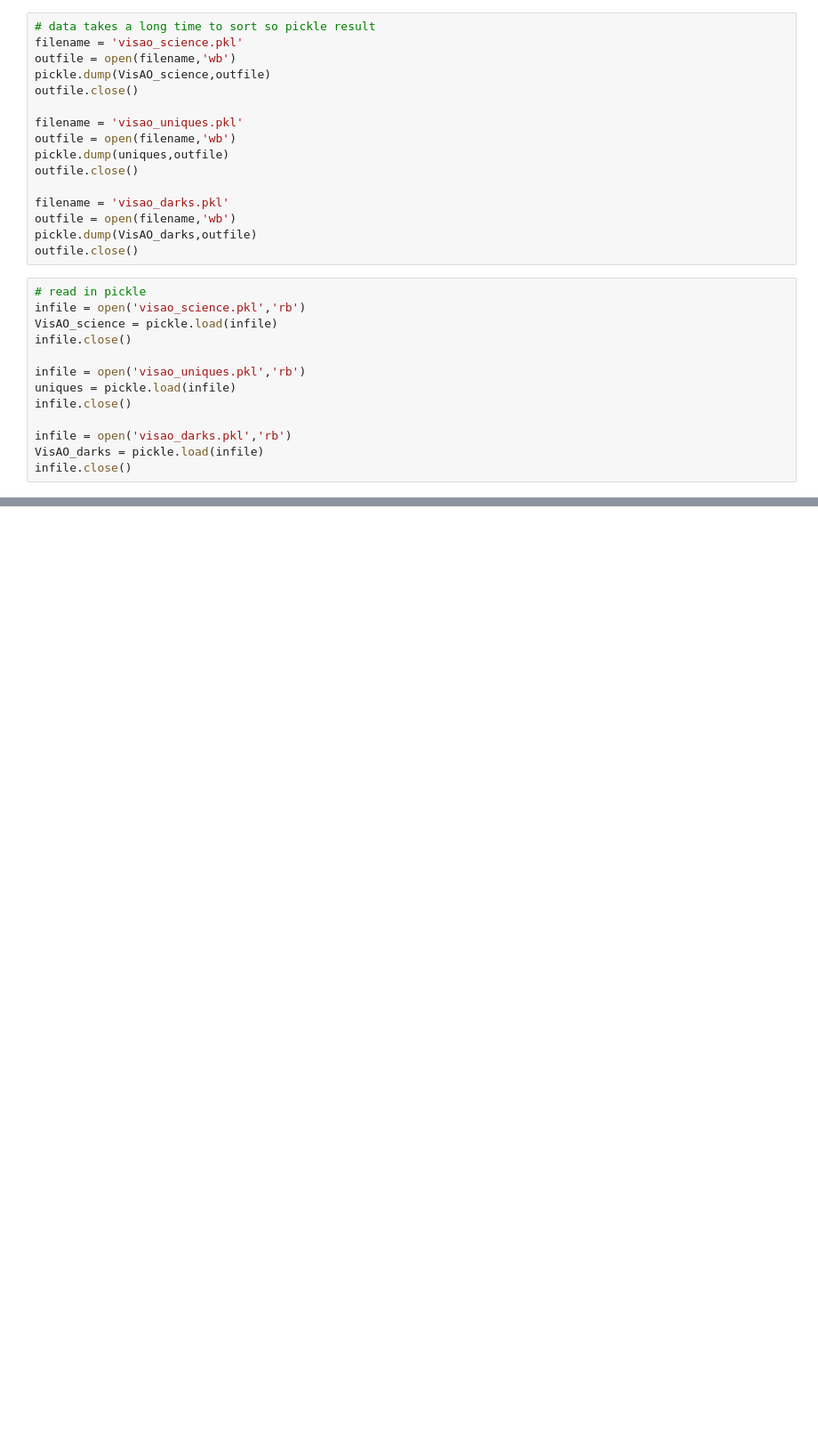
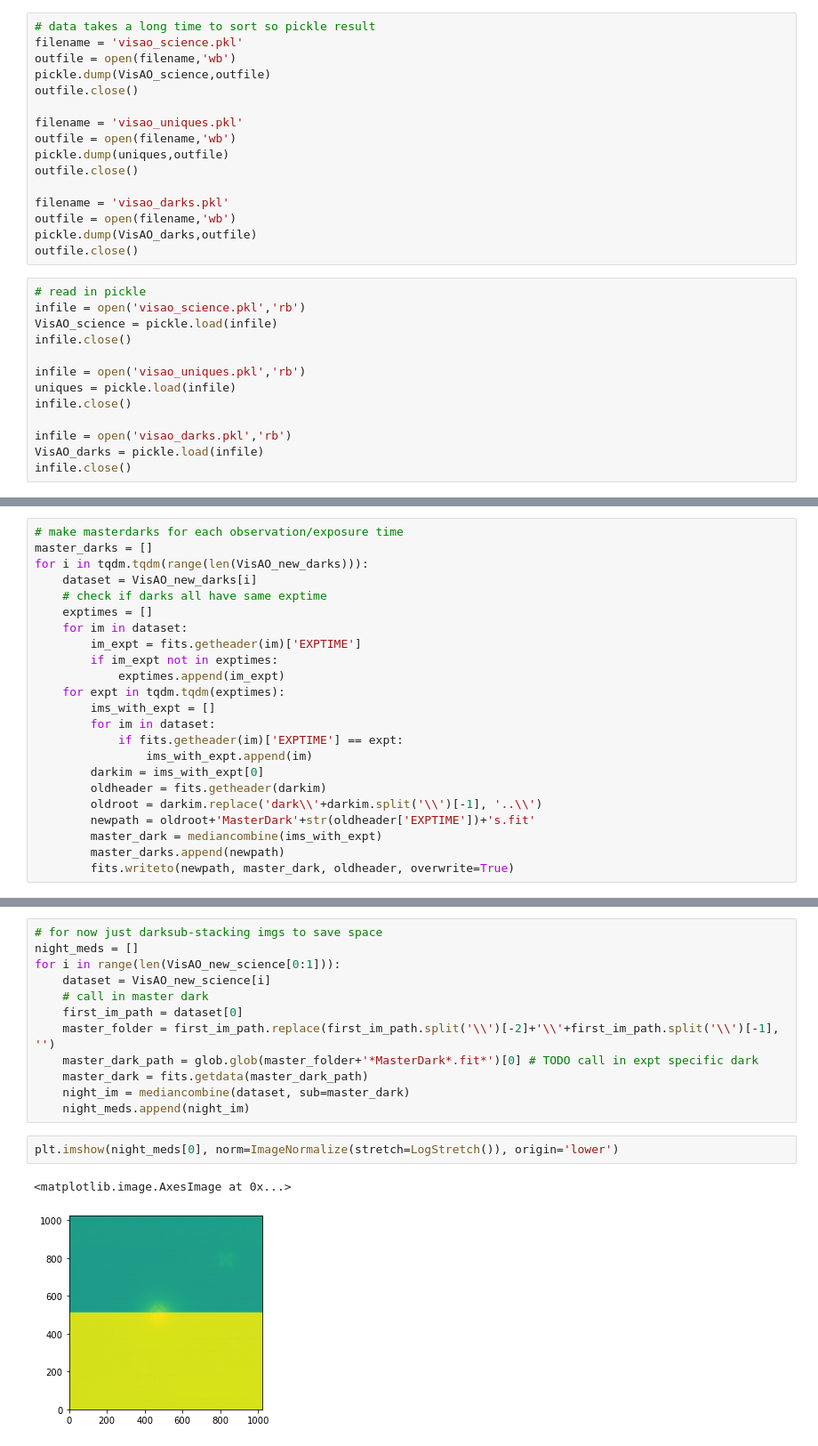
Before and after one commit to wbalmer/diskShapers, a Jupyter notebook: astroCalib/VisAO_Trapezium.ipynb, the cells around one changed output, grey strips where cells are left out. Shown: that part at 89% size. Saved outputs shown, nothing was run; the diff lists cells and outputs as text; blank space fills up the shorter version.

```diff
--- a/astroCalib/VisAO_Trapezium.ipynb
+++ b/astroCalib/VisAO_Trapezium.ipynb
@@ -90,0 +99,23 @@ FileNotFoundError: [WinError 2] The system cannot find the file specified: 'C:\\
+# %%
+# make masterdarks for each observation/exposure time
+master_darks = []
+for i in tqdm.tqdm(range(len(VisAO_new_darks))):
+    dataset = VisAO_new_darks[i]
+    # check if darks all have same exptime
+    exptimes = []
+    for im in dataset:
+        im_expt = fits.getheader(im)['EXPTIME']
+        if im_expt not in exptimes:
+            exptimes.append(im_expt)
+    for expt in tqdm.tqdm(exptimes):
+        ims_with_expt = []
+        for im in dataset:
+            if fits.getheader(im)['EXPTIME'] == expt:
+                ims_with_expt.append(im)
+        darkim = ims_with_expt[0]
+        oldheader = fits.getheader(darkim)
+        oldroot = darkim.replace('dark\\'+darkim.split('\\')[-1], '..\\')
+        newpath = oldroot+'MasterDark'+str(oldheader['EXPTIME'])+'s.fit'
+        master_dark = mediancombine(ims_with_expt)
+        master_darks.append(newpath)
+        fits.writeto(newpath, master_dark, oldheader, overwrite=True)
@@ -90,0 +165,17 @@ FileNotFoundError: [WinError 2] The system cannot find the file specified: 'C:\\
+# %%
+# for now just darksub-stacking imgs to save space
+night_meds = []
+for i in range(len(VisAO_new_science[0:1])):
+    dataset = VisAO_new_science[i]
+    # call in master dark
+    first_im_path = dataset[0]
+    master_folder = first_im_path.replace(first_im_path.split('\\')[-2]+'\\'+first_im_path.split('\\')[-1], '')
+    master_dark_path = glob.glob(master_folder+'*MasterDark*.fit*')[0] # TODO call in expt specific dark
+    master_dark = fits.getdata(master_dark_path)
+    night_im = mediancombine(dataset, sub=master_dark)
+    night_meds.append(night_im)
+# %%
+plt.imshow(night_meds[0], norm=ImageNormalize(stretch=LogStretch()), origin='lower')
+# %% [output]
+<matplotlib.image.AxesImage at 0x...>
+[figure, added]
```
Also changed, not shown: parts of 8 cells of this notebook.
